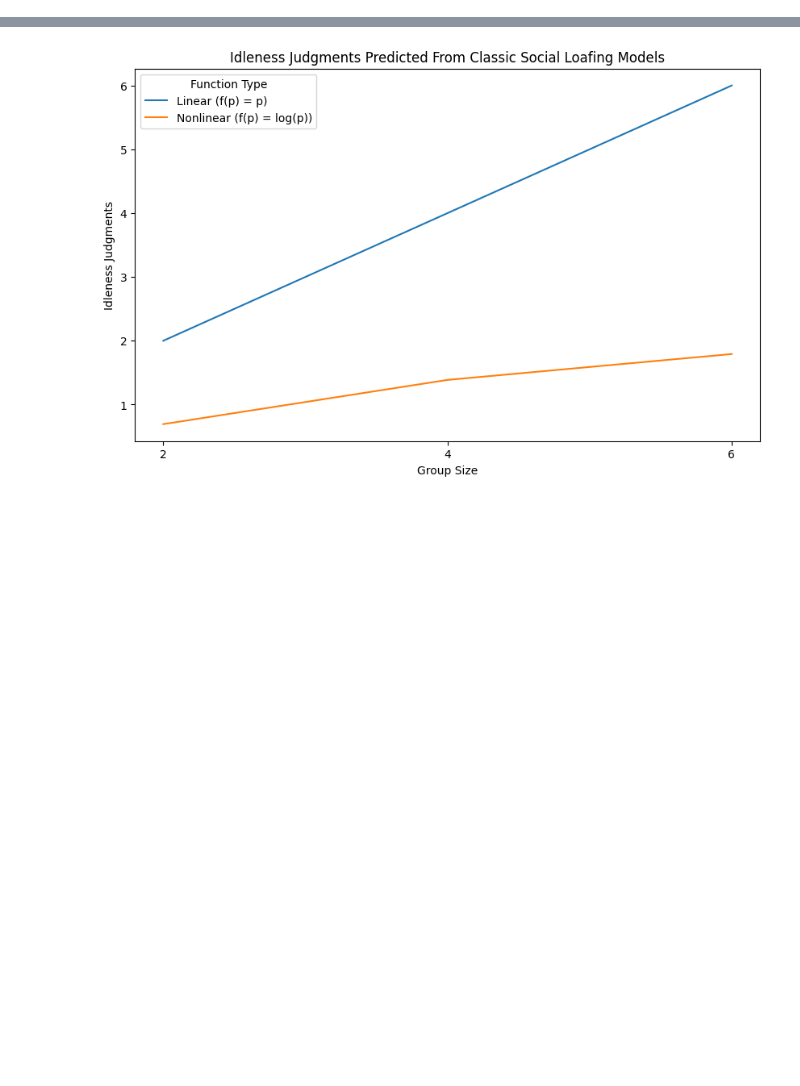
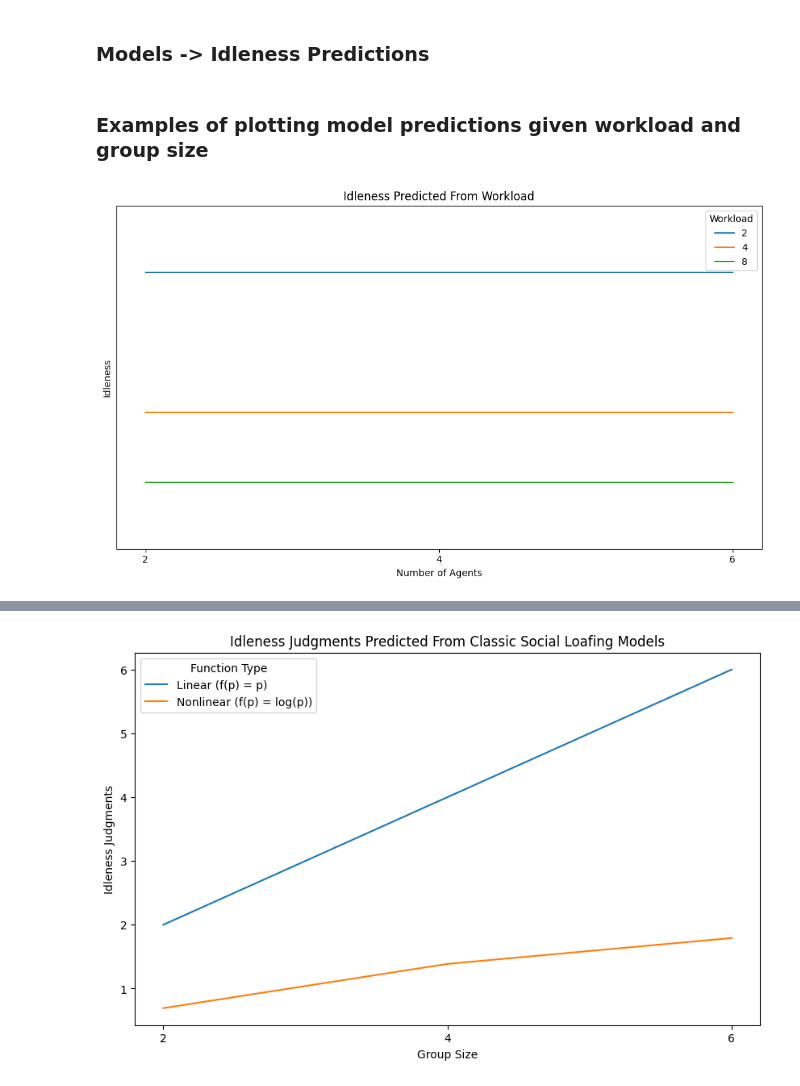
Before and after one commit to emieczkowski/IdleCollaborators, a Jupyter notebook: notebooks/Modeling.ipynb, the cells around one changed output, grey strips where cells are left out. Drawn from its saved outputs; the diff is of its cells as text; code cells hidden in the pictures; blank space fills up the shorter version.

```diff
--- a/notebooks/Modeling.ipynb
+++ b/notebooks/Modeling.ipynb
@@ -18 +20,3 @@ from scipy.stats import pearsonr
+# %% [markdown]
+### Models -> Idleness Predictions
 # %%
@@ -72,3 +139,44 @@ def getspeedups(workloads, processors, task, bottleneck, model):
             speedups[i].append(speedup)
     return speedups
+# %%
+def plot_model_predictions(workloads, agents, task, bottlenecks, model_type, title=None, xlabel="Number of Agents",
+                  ylabel="Idleness", xticks=[2.0, 4.0, 6.0], yticks=None, linestyle='-'):
+
+    predictions = getspeedups(workloads, agents, task, bottlenecks, model_type)
+
+    plt.figure(figsize=(10, 6))
+
+    for workload in predictions.keys():
+        # avg = np.mean(predictions[workload], axis=0)
+        plt.plot(agents, predictions[workload], label=f"{workload}", linestyle=linestyle)
+
+    plt.xlabel(xlabel)
+    plt.ylabel(ylabel)
+    plt.title(title if title else f"Idleness prediction for task: {task}, model: {model_type}")
+    plt.legend(title="Workload")
+    plt.xticks(xticks)
+
+    ymin, ymax = plt.ylim()
+    plt.ylim(ymin - 0.1, ymax + 0.1)
+
+    if yticks is not None:
+        plt.yticks(yticks)
+    else:
+        plt.yticks([])
+
+    plt.tight_layout()
+    plt.show()
+# %% [markdown]
+### Examples of plotting model predictions given workload and group size
+# %%
+plot_model_predictions(
+    workloads=[2, 4, 8],
+    agents=[2.0, 4.0, 6.0],
+    task="dishes",
+    bottlenecks=2,
+    model_type="workload",
+    title="Idleness Predicted From Workload"
+)
+# %% [output]
+[figure, added]
 # %%
```
Also changed, not shown: parts of 11 cells of this notebook, 58 other files.
